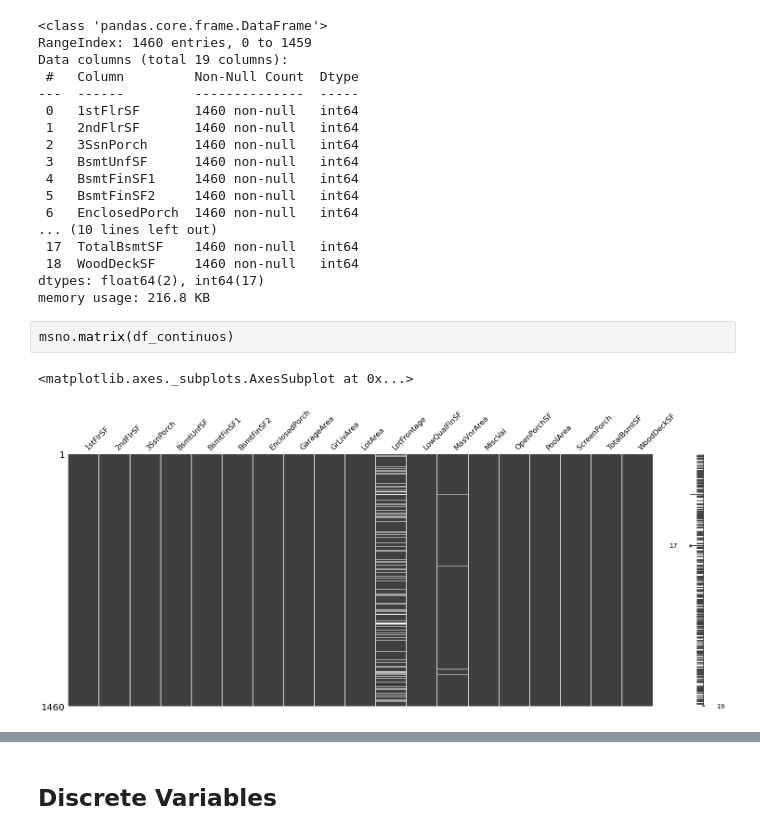
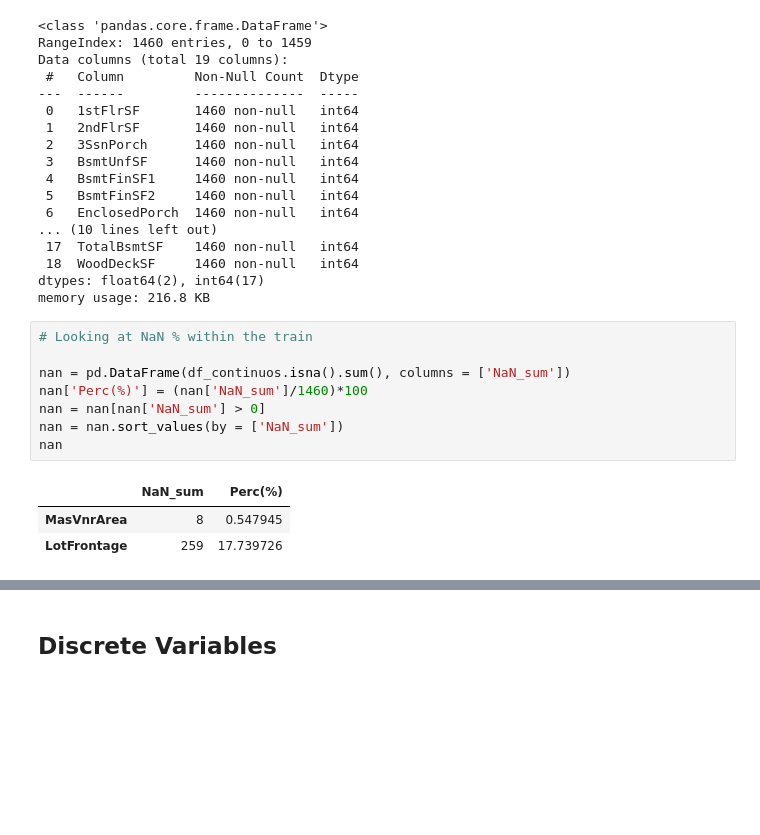
Before and after one commit to Ruta8/Demploying-ML-Models-Flask, a Jupyter notebook: 325.ipynb, the cells around one changed output, grey strips where cells are left out. Saved outputs shown, nothing was run; the diff lists cells and outputs as text; blank space fills up the shorter version.

```diff
--- a/325.ipynb
+++ b/325.ipynb
@@ -125,8 +117,15 @@ Data columns (total 19 columns):
  18  WoodDeckSF     1460 non-null   int64
 dtypes: float64(2), int64(17)
 memory usage: 216.8 KB
-# %%
-msno.matrix(df_continuos)
-# %% [output]
-<matplotlib.axes._subplots.AxesSubplot at 0x...>
-[figure, removed]
+# %%
+# Looking at NaN % within the train
+
+nan = pd.DataFrame(df_continuos.isna().sum(), columns = ['NaN_sum'])
+nan['Perc(%)'] = (nan['NaN_sum']/1460)*100
+nan = nan[nan['NaN_sum'] > 0]
+nan = nan.sort_values(by = ['NaN_sum'])
+nan
+# %% [output]
+|  | NaN_sum | Perc(%) |
+| MasVnrArea | 8 | 0.547945 |
+| LotFrontage | 259 | 17.739726 |
```
Also changed, not shown: parts of 49 cells of this notebook.
